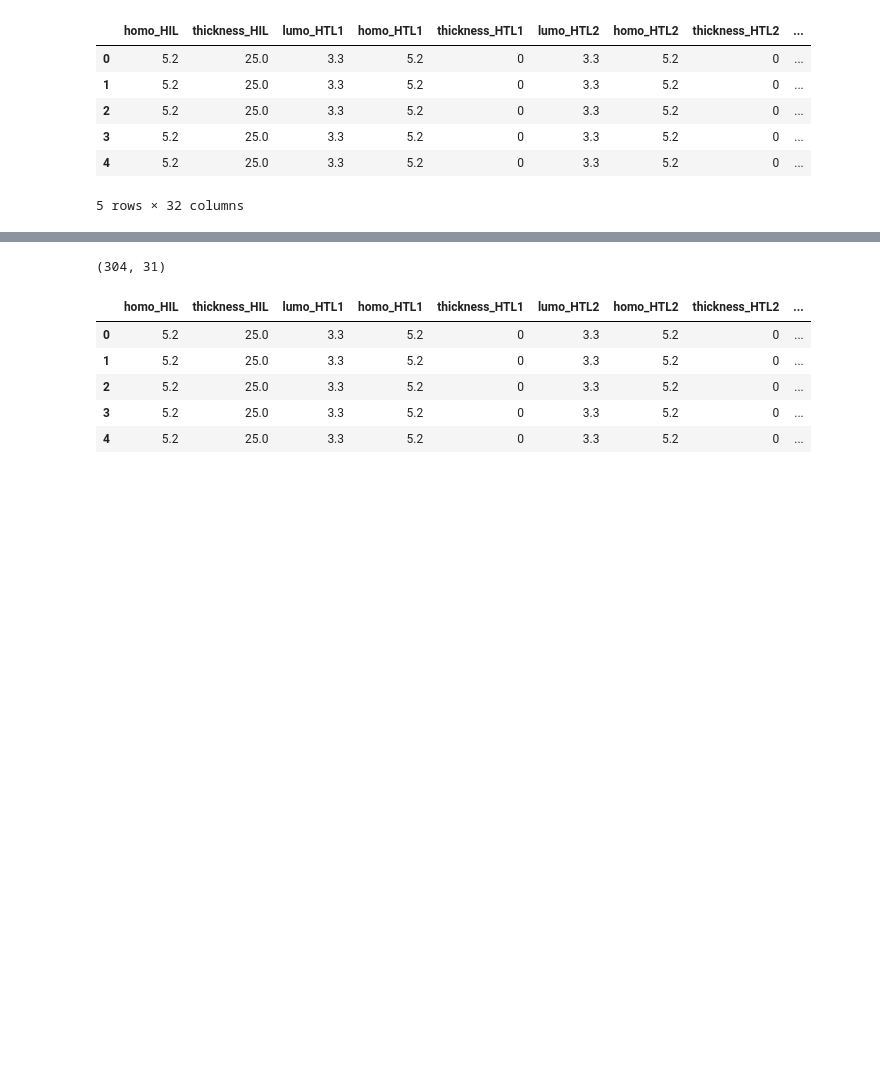
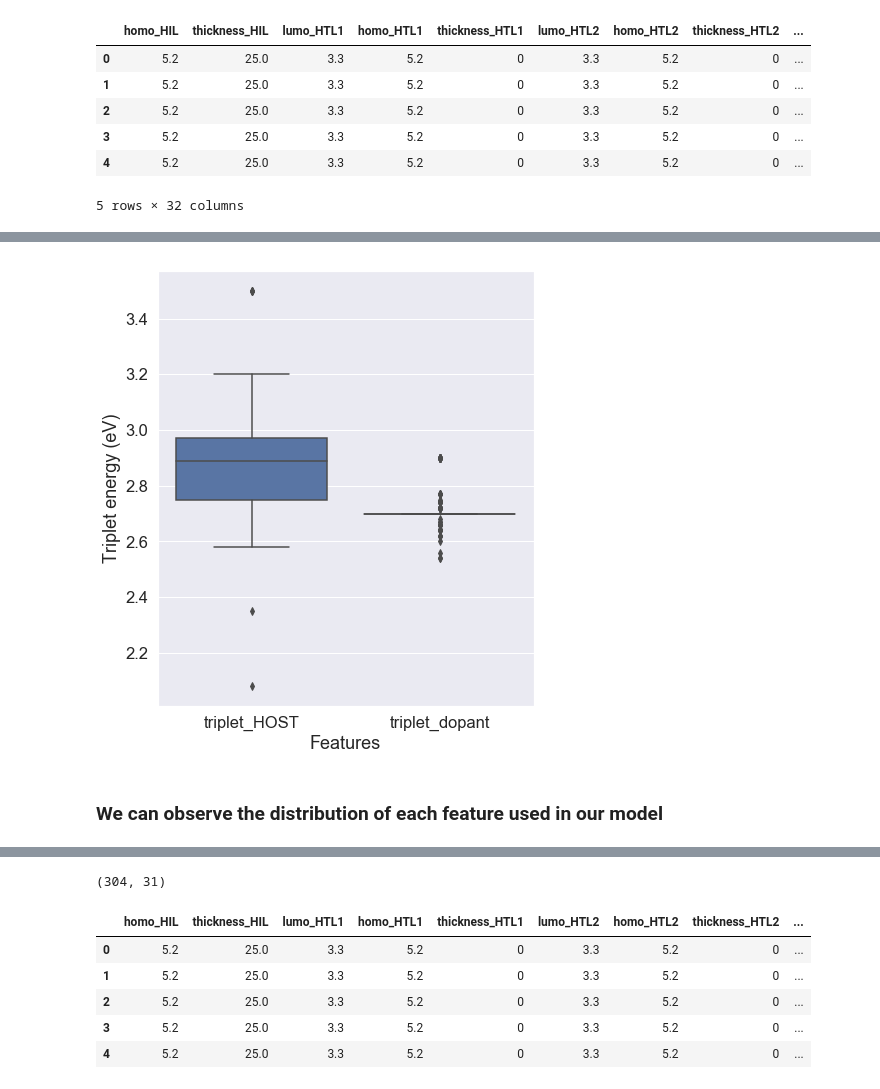
Before and after one commit to asyrafjanai/OLED-model, a Jupyter notebook: 6.0 - PhOLED 300.ipynb, the cells around one changed output, grey strips where cells are left out. Saved outputs shown, nothing was run; the diff lists cells and outputs as text; code cells hidden in the pictures; blank space fills up the shorter version.

```diff
--- a/6.0 - PhOLED 300.ipynb
+++ b/6.0 - PhOLED 300.ipynb
@@ -38,0 +68,11 @@ print(df.shape)
+# %%
+sns.set(font_scale=1.5)
+fig, ax = plt.subplots(figsize=[6,8])
+ax = sns.boxplot(data=df[['triplet_HOST', 'triplet_dopant']], orient='v')
+ax.set(xlabel='Features', ylabel='Triplet energy (eV)');
+# ax.set_ylabel('Triplet energy (eV)' ,fontsize=20)
+# ax.set_xtick(fontsize=20) ;
+# %% [output]
+[figure, added]
+# %% [markdown]
+### We can observe the distribution of each feature used in our model
```
Also changed, not shown: parts of 62 cells of this notebook, 2 other files.
